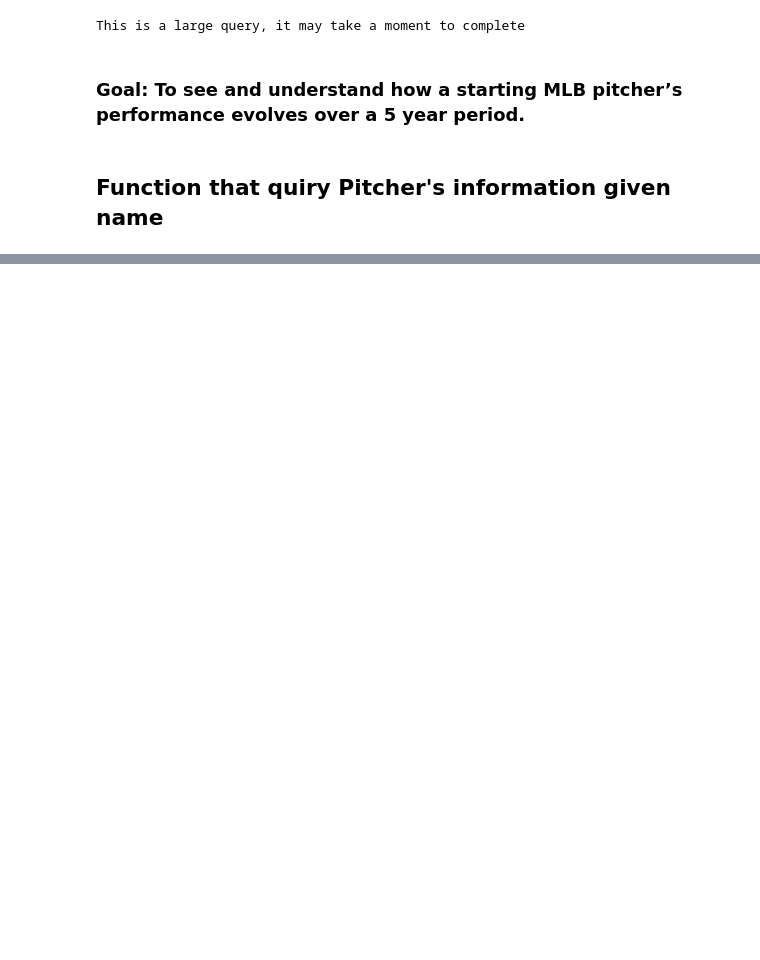
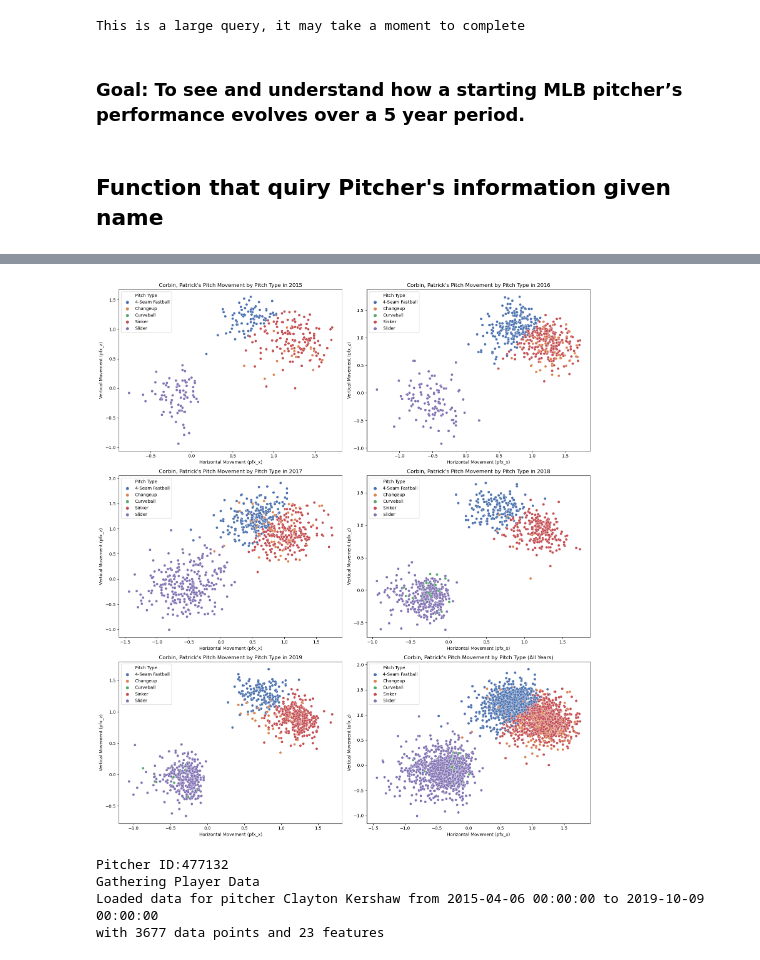
Before and after one commit to hubao666/MLB-Baseball-Data-Analysis, a Jupyter notebook: final_proj.ipynb, the cells around one changed output, grey strips where cells are left out. Cells and saved outputs as stored; diff of their text form; code cells hidden in the pictures; blank space fills up the shorter version.

```diff
--- a/final_proj.ipynb
+++ b/final_proj.ipynb
@@ -94,0 +191,56 @@ plot(pat_df, 'release_extension', player_name)
+# %%
+def scatter_of_5_Years(df):
+    df['game_date'] = pd.to_datetime(df['game_date'])
+
+    years = sorted(df['game_year'].unique())
+
+    rows = len(years) // 2 + len(years) % 2
+    cols = 2
+
+    fig, axes = plt.subplots(rows, cols, figsize=(16, rows * 6))
+    axes = axes.flatten()
+
+    palette = sns.color_palette("deep", n_colors=len(df['pitch_name'].unique()))
+    hue_order = sorted(df['pitch_name'].unique())
+
+    player_name = df['player_name'].iloc[0]
+    for i, year in enumerate(years):
+        yearly_data = df[df['game_year'] == year]
+
+        sns.scatterplot(ax=axes[i], x='pfx_x', y='pfx_z', hue='pitch_name', data=yearly_data,
+                        palette=palette, hue_order=hue_order)
+
+        axes[i].set_xlabel('Horizontal Movement (pfx_x)')
+        axes[i].set_ylabel('Vertical Movement (pfx_z)')
+        axes[i].set_title(f"{player_name}\'s Pitch Movement by Pitch Type in {year}")
+        axes[i].legend(title='Pitch Type')
+
+
+    if len(axes) > len(years):
+        sns.scatterplot(ax=axes[len(years)], x='pfx_x', y='pfx_z', hue='pitch_name', data=df,
+                        palette=palette, hue_order=hue_order)
+
+        axes[len(years)].set_xlabel('Horizontal Movement (pfx_x)')
+        axes[len(years)].set_ylabel('Vertical Movement (pfx_z)')
+        axes[len(years)].set_title(f"{player_name}\'s Pitch Movement by Pitch Type (All Years)")
+        axes[len(years)].legend(title='Pitch Type')
+
+    for j in range(len(years) + 1, len(axes)):
+        fig.delaxes(axes[j])
+
+    plt.tight_layout()
+    plt.show()
+# %%
+scatter_of_5_Years(pat_df)
+# %% [output]
+[figure, added]
+# %%
+firstname = 'Clayton'
+lastname = 'Kershaw'
+player_name = 'Clayton Kershaw'
+cla_df = get_pitchers_info(firstname, lastname)
+# %% [output]
+Pitcher ID:477132
+Gathering Player Data
+Loaded data for pitcher Clayton Kershaw from 2015-04-06 00:00:00 to 2019-10-09 00:00:00
+with 3677 data points and 23 features
```
Also changed, not shown: parts of 11 cells of this notebook.
